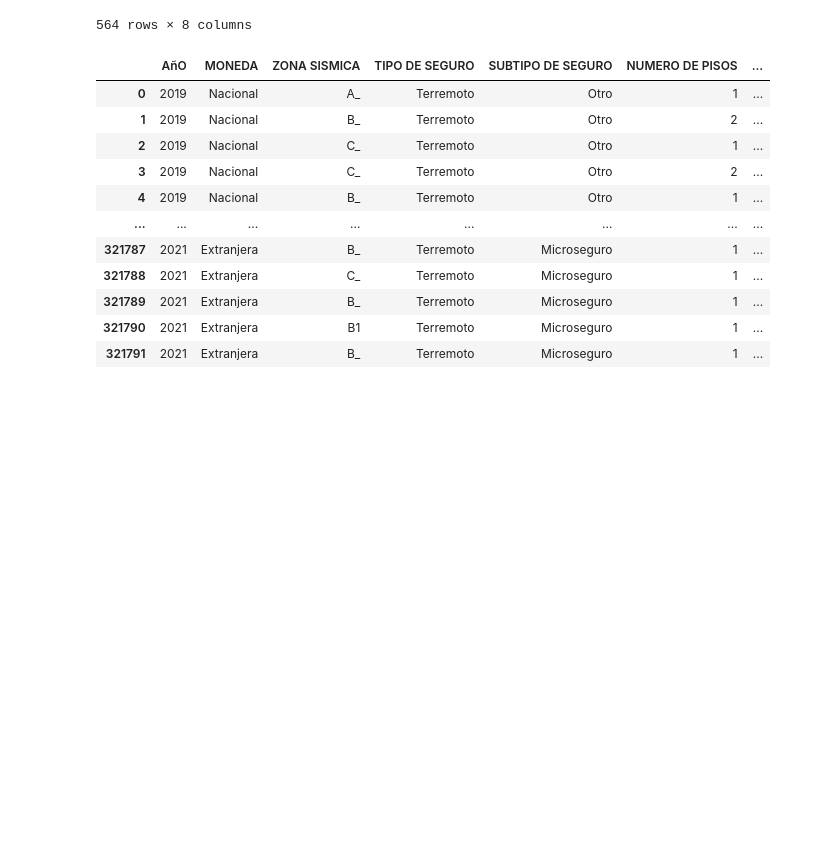
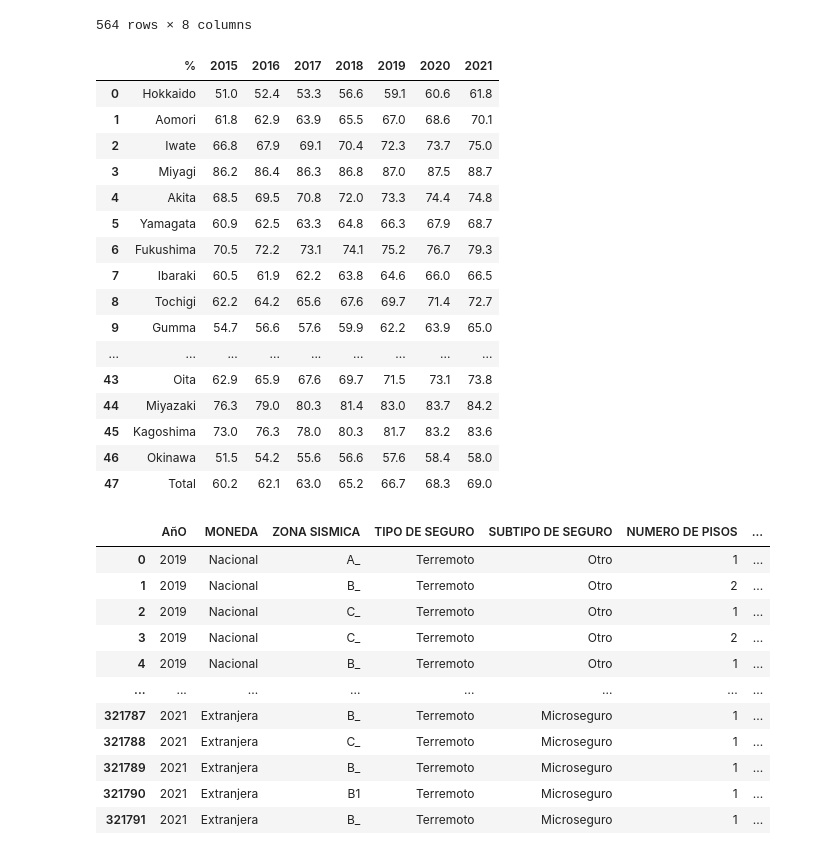
Before and after one commit to ReneRamosTrvn/alertas_sismicas, a Jupyter notebook: ETL.ipynb, the cells around one changed output. Drawn from its saved outputs; the diff is of its cells as text; code cells hidden in the pictures; blank space fills up the shorter version.

```diff
--- a/ETL.ipynb
+++ b/ETL.ipynb
@@ -296,5 +319,28 @@ df_polizas
 | 562 | Kagoshima | 22104 | 44871 | 169119 | 68987 | ... |
 | 563 | Okinawa | 1045 | 1652 | 8623 | 2592 | ... |
 564 rows × 8 columns
+# %%
+# Leemos el archivo
+df_incremento_polizas = pd.read_json("Datasets/KPI 1 y 4/incremento_polizas.json")
+# Observamos
+df_incremento_polizas
+# %% [output]
+|  | % | 2015 | 2016 | 2017 | 2018 | 2019 | 2020 | 2021 |
+| 0 | Hokkaido | 51.0 | 52.4 | 53.3 | 56.6 | 59.1 | 60.6 | 61.8 |
+| 1 | Aomori | 61.8 | 62.9 | 63.9 | 65.5 | 67.0 | 68.6 | 70.1 |
+| 2 | Iwate | 66.8 | 67.9 | 69.1 | 70.4 | 72.3 | 73.7 | 75.0 |
+| 3 | Miyagi | 86.2 | 86.4 | 86.3 | 86.8 | 87.0 | 87.5 | 88.7 |
+| 4 | Akita | 68.5 | 69.5 | 70.8 | 72.0 | 73.3 | 74.4 | 74.8 |
+| 5 | Yamagata | 60.9 | 62.5 | 63.3 | 64.8 | 66.3 | 67.9 | 68.7 |
+| 6 | Fukushima | 70.5 | 72.2 | 73.1 | 74.1 | 75.2 | 76.7 | 79.3 |
+| 7 | Ibaraki | 60.5 | 61.9 | 62.2 | 63.8 | 64.6 | 66.0 | 66.5 |
+| 8 | Tochigi | 62.2 | 64.2 | 65.6 | 67.6 | 69.7 | 71.4 | 72.7 |
+| 9 | Gumma | 54.7 | 56.6 | 57.6 | 59.9 | 62.2 | 63.9 | 65.0 |
+| ... | ... | ... | ... | ... | ... | ... | ... | ... |
+| 43 | Oita | 62.9 | 65.9 | 67.6 | 69.7 | 71.5 | 73.1 | 73.8 |
+| 44 | Miyazaki | 76.3 | 79.0 | 80.3 | 81.4 | 83.0 | 83.7 | 84.2 |
+| 45 | Kagoshima | 73.0 | 76.3 | 78.0 | 80.3 | 81.7 | 83.2 | 83.6 |
+| 46 | Okinawa | 51.5 | 54.2 | 55.6 | 56.6 | 57.6 | 58.4 | 58.0 |
+| 47 | Total | 60.2 | 62.1 | 63.0 | 65.2 | 66.7 | 68.3 | 69.0 |
 # %%
 # Leemos el archivo parquet
```
Also changed, not shown: parts of 13 cells of this notebook, 2 other files.
